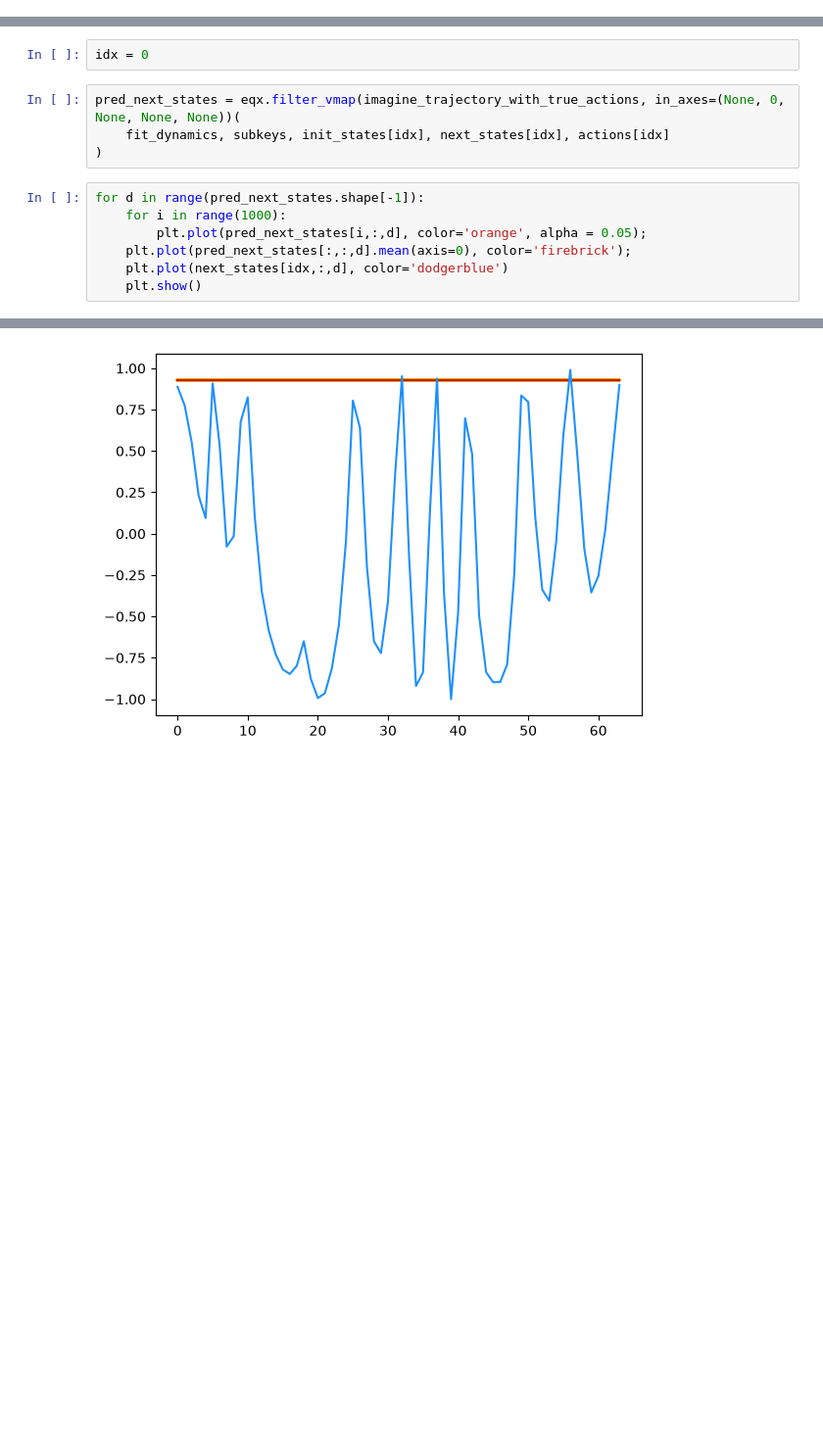
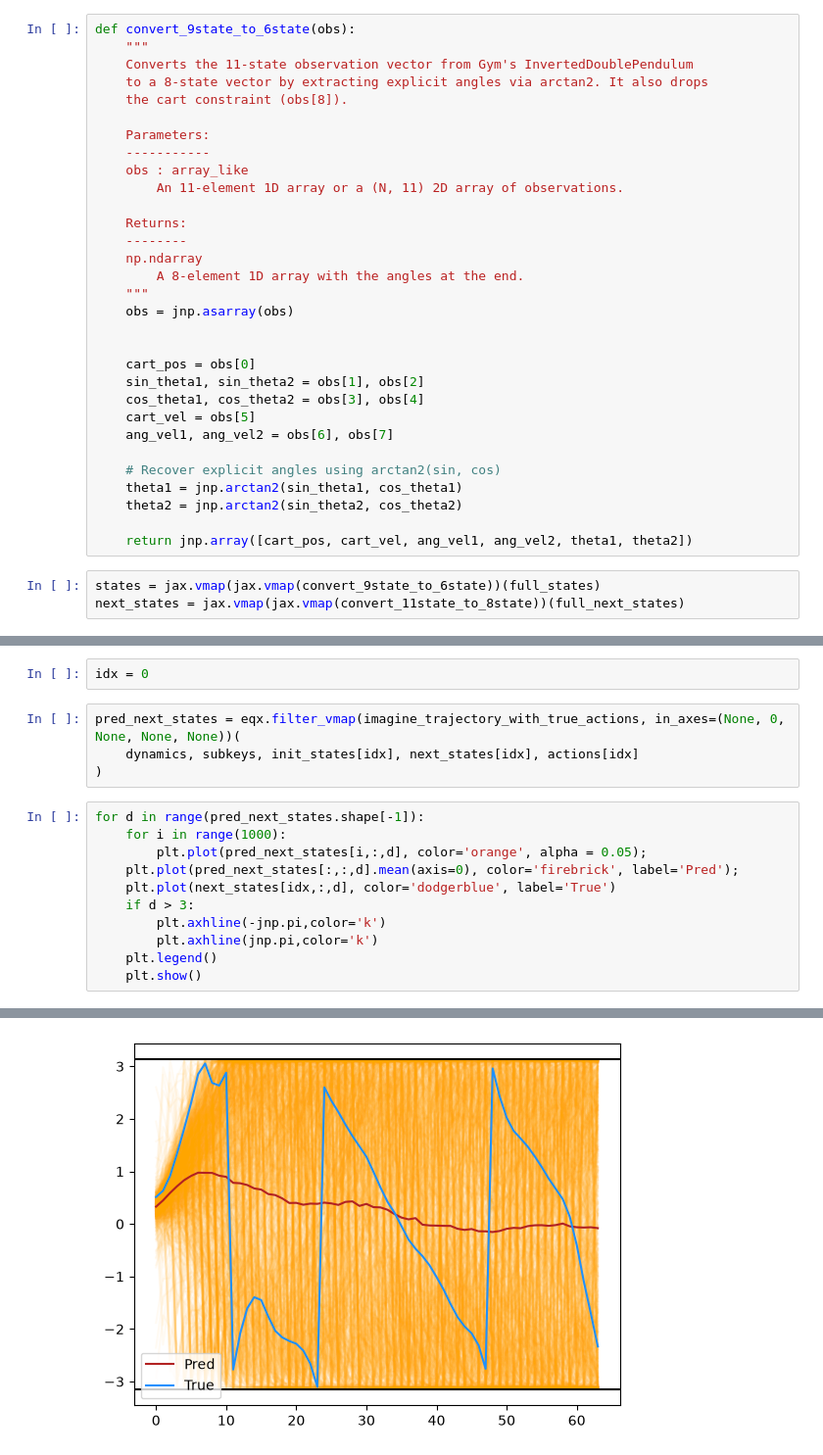
Before and after one commit to mathDR/jax-mc-pilco, a Jupyter notebook: training_notebook.ipynb, the cells around one changed output, grey strips where cells are left out. Shown at 98% size. Saved outputs shown, nothing was run; the diff lists cells and outputs as text; blank space fills up the shorter version.

```diff
--- a/training_notebook.ipynb
+++ b/training_notebook.ipynb
@@ -44,3 +44,37 @@ Environment data collection complete. Sampled 4096 points.
+# %%
+def convert_9state_to_6state(obs):
+    """
+    Converts the 11-state observation vector from Gym's InvertedDoublePendulum
+    to a 8-state vector by extracting explicit angles via arctan2. It also drops
+    the cart constraint (obs[8]).
+
+    Parameters:
+    -----------
+    obs : array_like
+        An 11-element 1D array or a (N, 11) 2D array of observations.
+
+    Returns:
+    --------
+    np.ndarray
+        A 8-element 1D array with the angles at the end.
+    """
+    obs = jnp.asarray(obs)
+
+
+    cart_pos = obs[0]
+    sin_theta1, sin_theta2 = obs[1], obs[2]
+    cos_theta1, cos_theta2 = obs[3], obs[4]
+    cart_vel = obs[5]
+    ang_vel1, ang_vel2 = obs[6], obs[7]
+
+    # Recover explicit angles using arctan2(sin, cos)
+    theta1 = jnp.arctan2(sin_theta1, cos_theta1)
+    theta2 = jnp.arctan2(sin_theta2, cos_theta2)
+
+    return jnp.array([cart_pos, cart_vel, ang_vel1, ang_vel2, theta1, theta2])
+# %%
+states = jax.vmap(jax.vmap(convert_9state_to_6state))(full_states)
+next_states = jax.vmap(jax.vmap(convert_11state_to_8state))(full_next_states)
 # %%
 states.shape, actions.shape, next_states.shape
 # %% [output]
@@ -134,13 +153,17 @@ subkeys = jax.random.split(subkey, 1000)
 idx = 0
 # %%
 pred_next_states = eqx.filter_vmap(imagine_trajectory_with_true_actions, in_axes=(None, 0, None, None, None))(
-    fit_dynamics, subkeys, init_states[idx], next_states[idx], actions[idx]
+    dynamics, subkeys, init_states[idx], next_states[idx], actions[idx]
 )
 # %%
 for d in range(pred_next_states.shape[-1]):
     for i in range(1000):
         plt.plot(pred_next_states[i,:,d], color='orange', alpha = 0.05);
-    plt.plot(pred_next_states[:,:,d].mean(axis=0), color='firebrick');
-    plt.plot(next_states[idx,:,d], color='dodgerblue')
+    plt.plot(pred_next_states[:,:,d].mean(axis=0), color='firebrick', label='Pred');
+    plt.plot(next_states[idx,:,d], color='dodgerblue', label='True')
+    if d > 3:
+        plt.axhline(-jnp.pi,color='k')
+        plt.axhline(jnp.pi,color='k')
+    plt.legend()
     plt.show()
 # %% [output]
@@ -151 +174 @@ for d in range(pred_next_states.shape[-1]):
-[figure, old version]
+[figure, new version]
```
Also changed, not shown: parts of 24 cells of this notebook, 2 other files.
